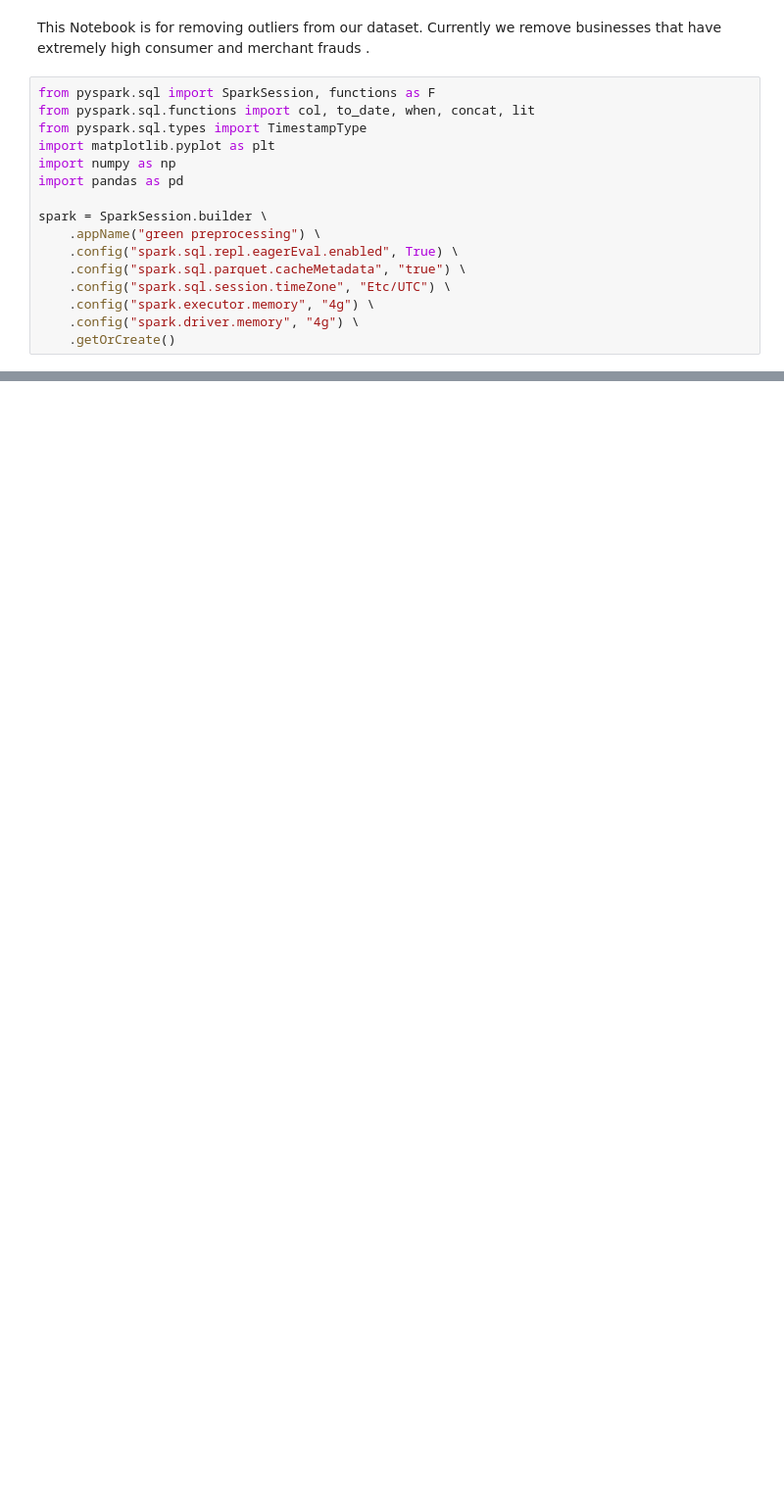
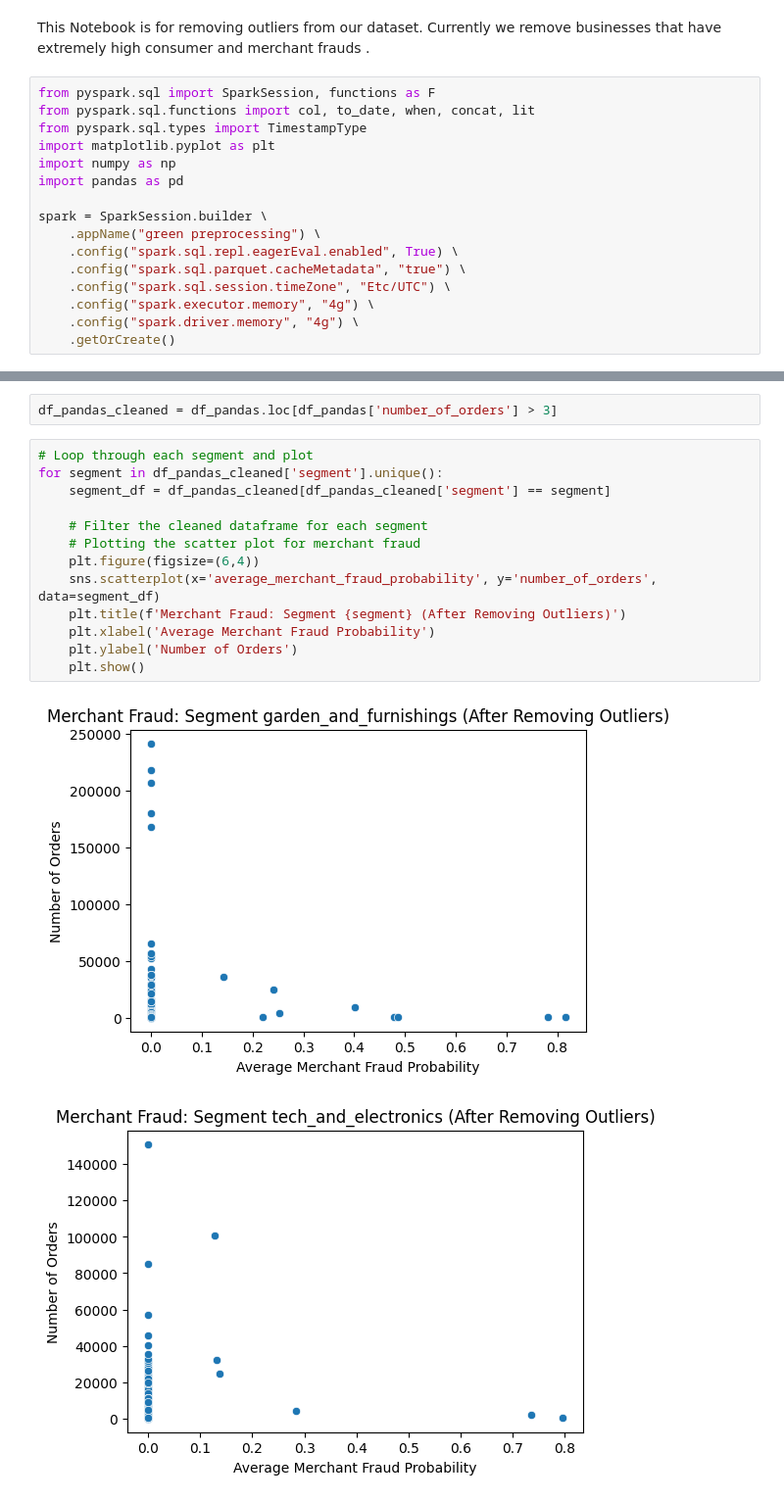
Before and after one commit to jameslafontaine/unimelb-mast30034-industry-project, a Jupyter notebook: notebooks/analysis/distribution_outlier/outlier_removal.ipynb, the cells around one changed output, grey strips where cells are left out. Shown at 98% size. Saved outputs shown, nothing was run; the diff lists cells and outputs as text; blank space fills up the shorter version.

```diff
--- a/notebooks/analysis/distribution_outlier/outlier_removal.ipynb
+++ b/notebooks/analysis/distribution_outlier/outlier_removal.ipynb
@@ -101,0 +112,18 @@ display(outliers_df)
+# %%
+df_pandas_cleaned = df_pandas.loc[df_pandas['number_of_orders'] > 3]
+# %%
+# Loop through each segment and plot
+for segment in df_pandas_cleaned['segment'].unique():
+    segment_df = df_pandas_cleaned[df_pandas_cleaned['segment'] == segment]
+
+    # Filter the cleaned dataframe for each segment
+    # Plotting the scatter plot for merchant fraud
+    plt.figure(figsize=(6,4))
+    sns.scatterplot(x='average_merchant_fraud_probability', y='number_of_orders', data=segment_df)
+    plt.title(f'Merchant Fraud: Segment {segment} (After Removing Outliers)')
+    plt.xlabel('Average Merchant Fraud Probability')
+    plt.ylabel('Number of Orders')
+    plt.show()
+# %% [output]
+[figure, added]
+[figure, added]
```
Also changed, not shown: parts of 5 cells of this notebook, 1 other file.
